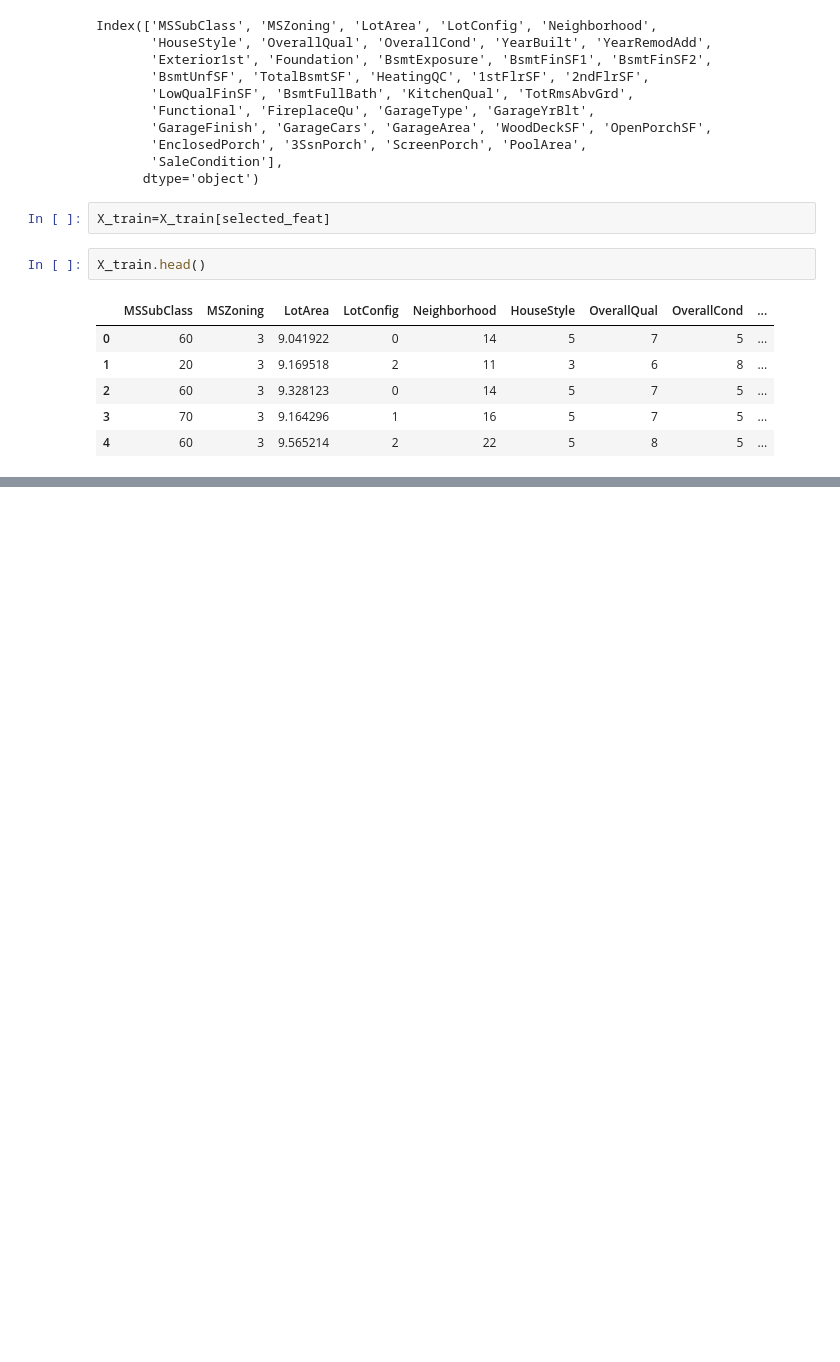
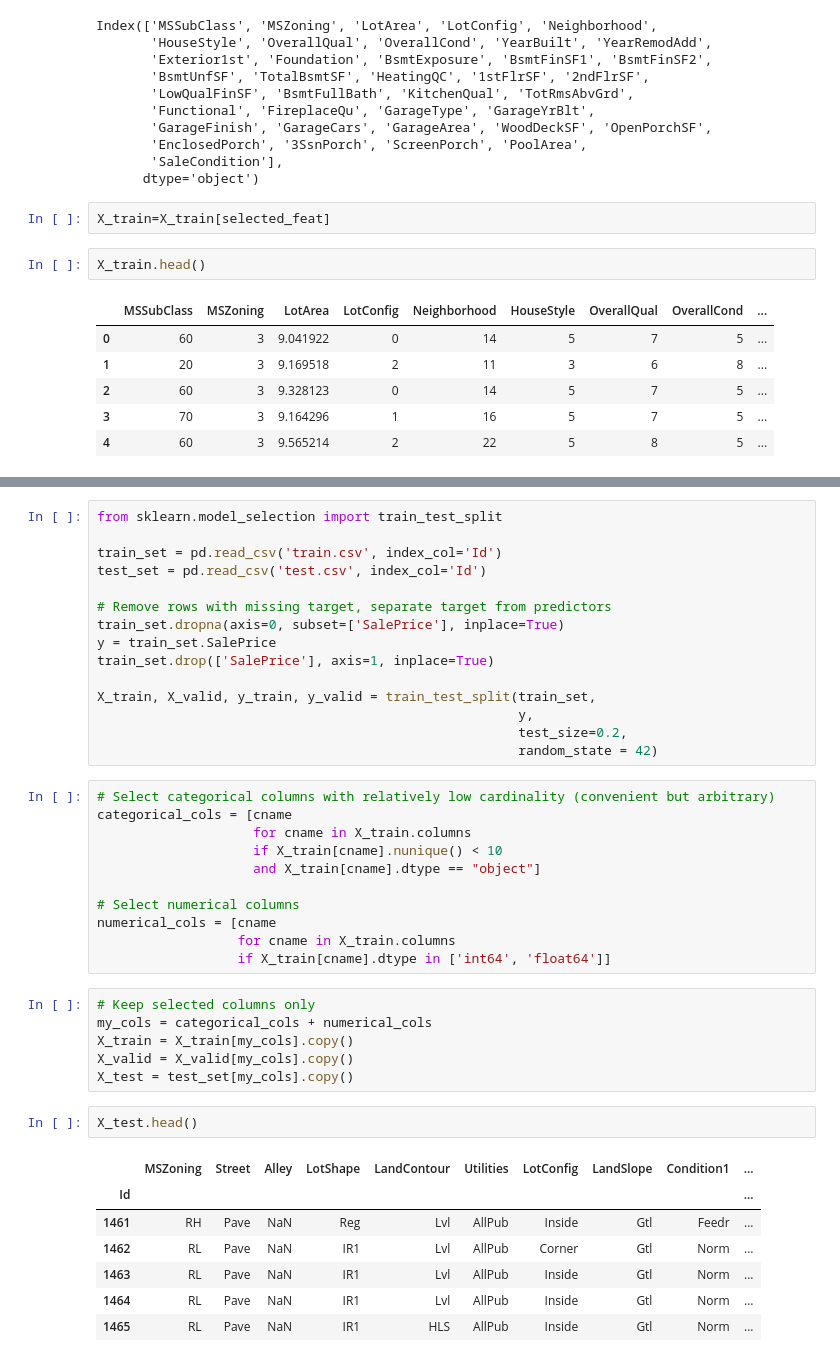
Before and after one commit to brunoportela/ML-Projects, a Jupyter notebook: Housing Prices Prediction - Kaggle/ Housing Prices Prediction - Kaggle.ipynb, the cells around one changed output, grey strips where cells are left out. Drawn from its saved outputs; the diff is of its cells as text; blank space fills up the shorter version.

Commit message:
Update  Housing Prices Prediction - Kaggle.ipynb

```diff
--- a/Housing Prices Prediction - Kaggle/ Housing Prices Prediction - Kaggle.ipynb
+++ b/Housing Prices Prediction - Kaggle/ Housing Prices Prediction - Kaggle.ipynb
@@ -789,0 +785,42 @@ X_train.head()
+# %%
+from sklearn.model_selection import train_test_split
+
+train_set = pd.read_csv('train.csv', index_col='Id')
+test_set = pd.read_csv('test.csv', index_col='Id')
+
+# Remove rows with missing target, separate target from predictors
+train_set.dropna(axis=0, subset=['SalePrice'], inplace=True)
+y = train_set.SalePrice
+train_set.drop(['SalePrice'], axis=1, inplace=True)
+
+X_train, X_valid, y_train, y_valid = train_test_split(train_set,
+                                                      y,
+                                                      test_size=0.2,
+                                                      random_state = 42)
+# %%
+# Select categorical columns with relatively low cardinality (convenient but arbitrary)
+categorical_cols = [cname
+                    for cname in X_train.columns
+                    if X_train[cname].nunique() < 10
+                    and X_train[cname].dtype == "object"]
+
+# Select numerical columns
+numerical_cols = [cname
+                  for cname in X_train.columns
+                  if X_train[cname].dtype in ['int64', 'float64']]
+# %%
+# Keep selected columns only
+my_cols = categorical_cols + numerical_cols
+X_train = X_train[my_cols].copy()
+X_valid = X_valid[my_cols].copy()
+X_test = test_set[my_cols].copy()
+# %%
+X_test.head()
+# %% [output]
+|  | MSZoning | Street | Alley | LotShape | LandContour | Utilities | LotConfig | LandSlope | Condition1 | ... |
+| Id |  |  |  |  |  |  |  |  |  | ... |
+| 1461 | RH | Pave | NaN | Reg | Lvl | AllPub | Inside | Gtl | Feedr | ... |
+| 1462 | RL | Pave | NaN | IR1 | Lvl | AllPub | Corner | Gtl | Norm | ... |
+| 1463 | RL | Pave | NaN | IR1 | Lvl | AllPub | Inside | Gtl | Norm | ... |
+| 1464 | RL | Pave | NaN | IR1 | Lvl | AllPub | Inside | Gtl | Norm | ... |
+| 1465 | RL | Pave | NaN | IR1 | HLS | AllPub | Inside | Gtl | Norm | ... |
```
Also changed, not shown: parts of 5 cells of this notebook.
